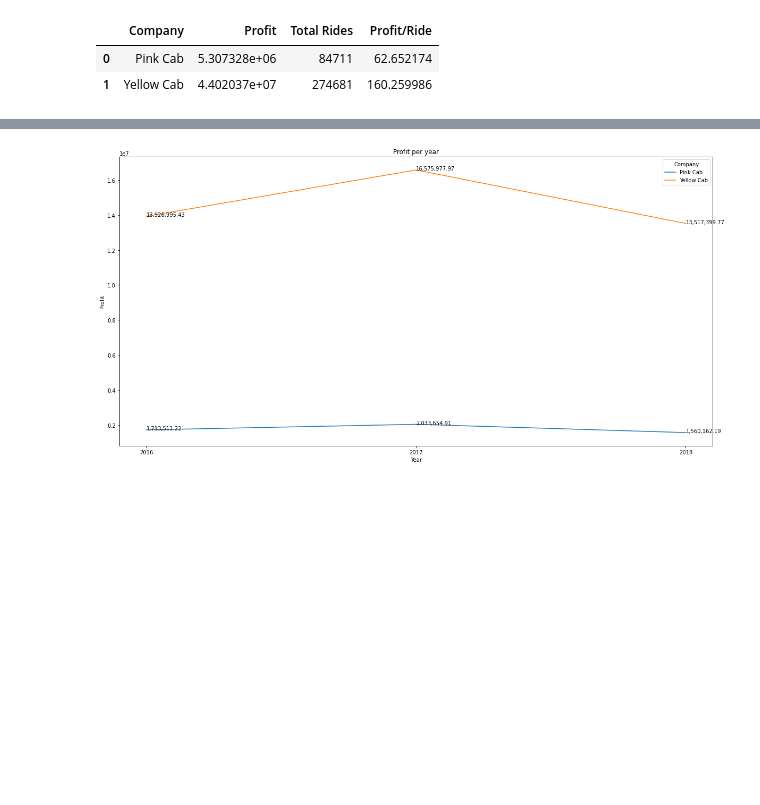
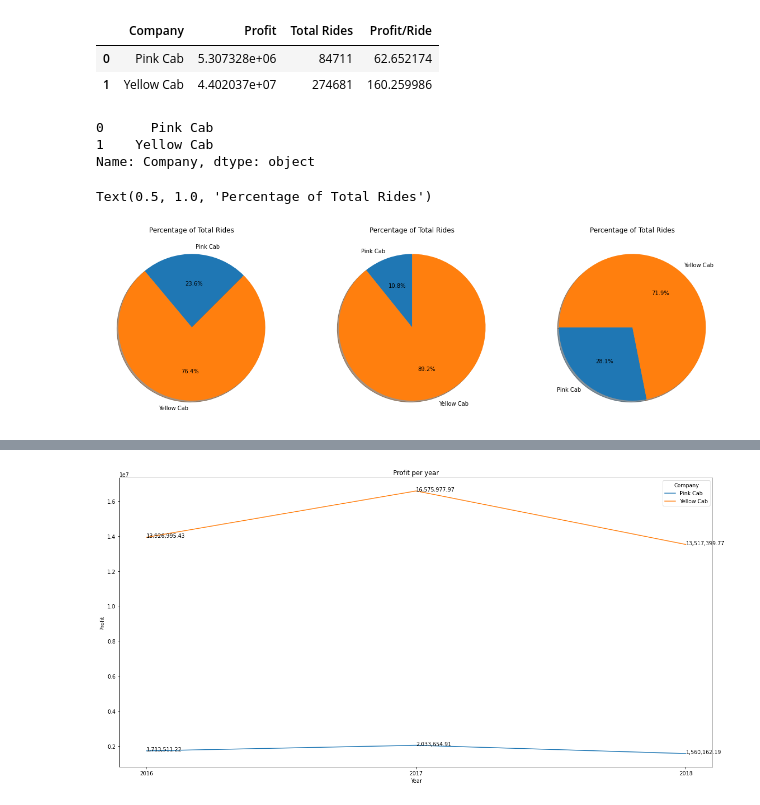
Before and after one commit to TeewhyB01/G2M-insight-for-Cab-Investment-firm, a Jupyter notebook: Data Glacer Analysis.ipynb, the cells around one changed output, grey strips where cells are left out. Drawn from its saved outputs; the diff is of its cells as text; code cells hidden in the pictures; blank space fills up the shorter version.

```diff
--- a/Data Glacer Analysis.ipynb
+++ b/Data Glacer Analysis.ipynb
@@ -393,6 +393,24 @@ Company_data
 |  | Company | Profit | Total Rides | Profit/Ride |
 | 0 | Pink Cab | 5.307328e+06 | 84711 | 62.652174 |
 | 1 | Yellow Cab | 4.402037e+07 | 274681 | 160.259986 |
+# %%
+Company_data['Company']
+# %% [output]
+0      Pink Cab
+1    Yellow Cab
+Name: Company, dtype: object
+# %%
+fig,axes = plt.subplots(1,3)
+fig.set_size_inches(20,20)
+axes[0].pie(Company_data['Total Rides'],labels=Company_data['Company'],autopct='%1.1f%%',shadow=True,startangle=45)
+axes[0].set_title('Percentage of Total Rides')
+axes[1].pie(Company_data['Profit'],labels=Company_data['Company'],autopct='%1.1f%%',shadow=True,startangle=90)
+axes[1].set_title('Percentage of Total Rides')
+axes[2].pie(Company_data['Profit/Ride'],labels=Company_data['Company'],autopct='%1.1f%%',shadow=True,startangle=180)
+axes[2].set_title('Percentage of Total Rides')
+# %% [output]
+Text(0.5, 1.0, 'Percentage of Total Rides')
+[figure, added]
 # %%
 Profit_per_year_table.head()
 # %% [output]
```
Also changed, not shown: parts of 14 cells of this notebook, 1 other file.
